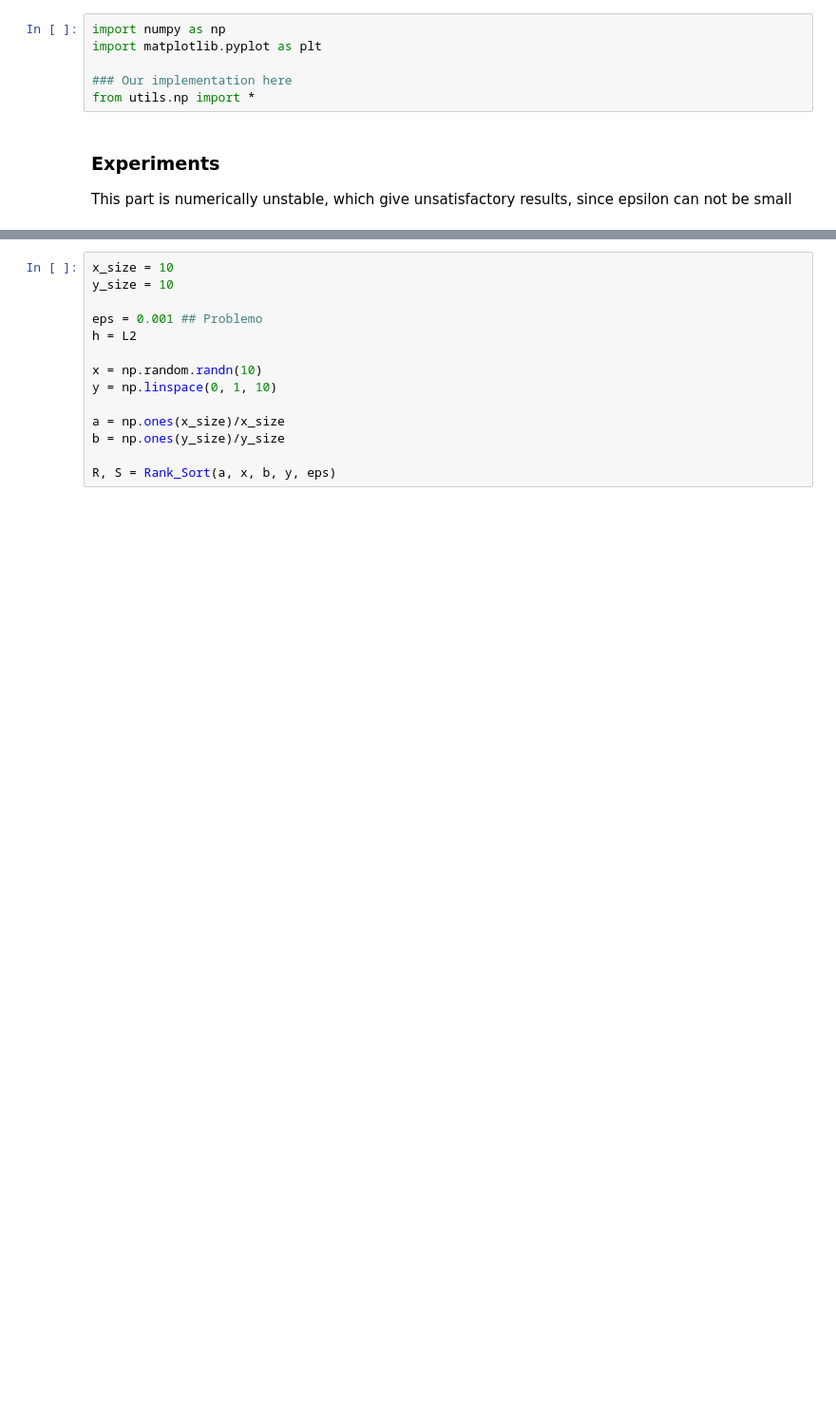
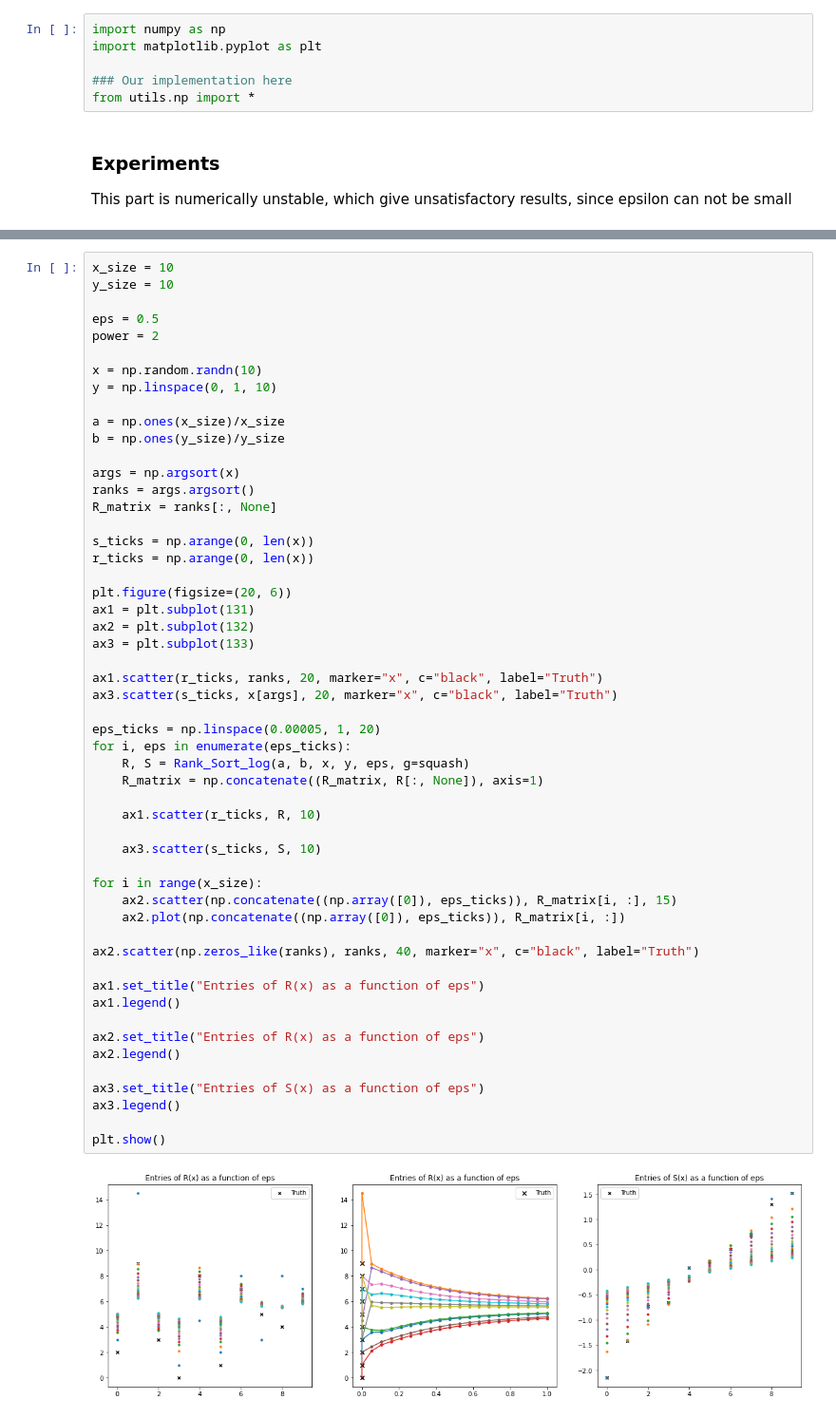
Before and after one commit to VldKnd/Rankings-And-Sorting-OT, a Jupyter notebook: experiments/np.ipynb, the cells around one changed output, grey strips where cells are left out. Shown at 95% size. Drawn from its saved outputs; the diff is of its cells as text; blank space fills up the shorter version.

```diff
--- a/experiments/np.ipynb
+++ b/experiments/np.ipynb
@@ -72,14 +110,55 @@ plt.show()
 # %%
 x_size = 10
 y_size = 10
 
-eps = 0.001 ## Problemo
-h = L2
+eps = 0.5
+power = 2
 
 x = np.random.randn(10)
 y = np.linspace(0, 1, 10)
 
 a = np.ones(x_size)/x_size
 b = np.ones(y_size)/y_size
 
-R, S = Rank_Sort(a, x, b, y, eps)
+args = np.argsort(x)
+ranks = args.argsort()
+R_matrix = ranks[:, None]
+
+s_ticks = np.arange(0, len(x))
+r_ticks = np.arange(0, len(x))
+
+plt.figure(figsize=(20, 6))
+ax1 = plt.subplot(131)
+ax2 = plt.subplot(132)
+ax3 = plt.subplot(133)
+
+ax1.scatter(r_ticks, ranks, 20, marker="x", c="black", label="Truth")
+ax3.scatter(s_ticks, x[args], 20, marker="x", c="black", label="Truth")
+
+eps_ticks = np.linspace(0.00005, 1, 20)
+for i, eps in enumerate(eps_ticks):
+    R, S = Rank_Sort_log(a, b, x, y, eps, g=squash)
+    R_matrix = np.concatenate((R_matrix, R[:, None]), axis=1)
+
+    ax1.scatter(r_ticks, R, 10)
+
+    ax3.scatter(s_ticks, S, 10)
+
+for i in range(x_size):
+    ax2.scatter(np.concatenate((np.array([0]), eps_ticks)), R_matrix[i, :], 15)
+    ax2.plot(np.concatenate((np.array([0]), eps_ticks)), R_matrix[i, :])
+
+ax2.scatter(np.zeros_like(ranks), ranks, 40, marker="x", c="black", label="Truth")
+
+ax1.set_title("Entries of R(x) as a function of eps")
+ax1.legend()
+
+ax2.set_title("Entries of R(x) as a function of eps")
+ax2.legend()
+
+ax3.set_title("Entries of S(x) as a function of eps")
+ax3.legend()
+
+plt.show()
+# %% [output]
+[figure, added]
```
Also changed, not shown: parts of 3 cells of this notebook, 1 other file.
